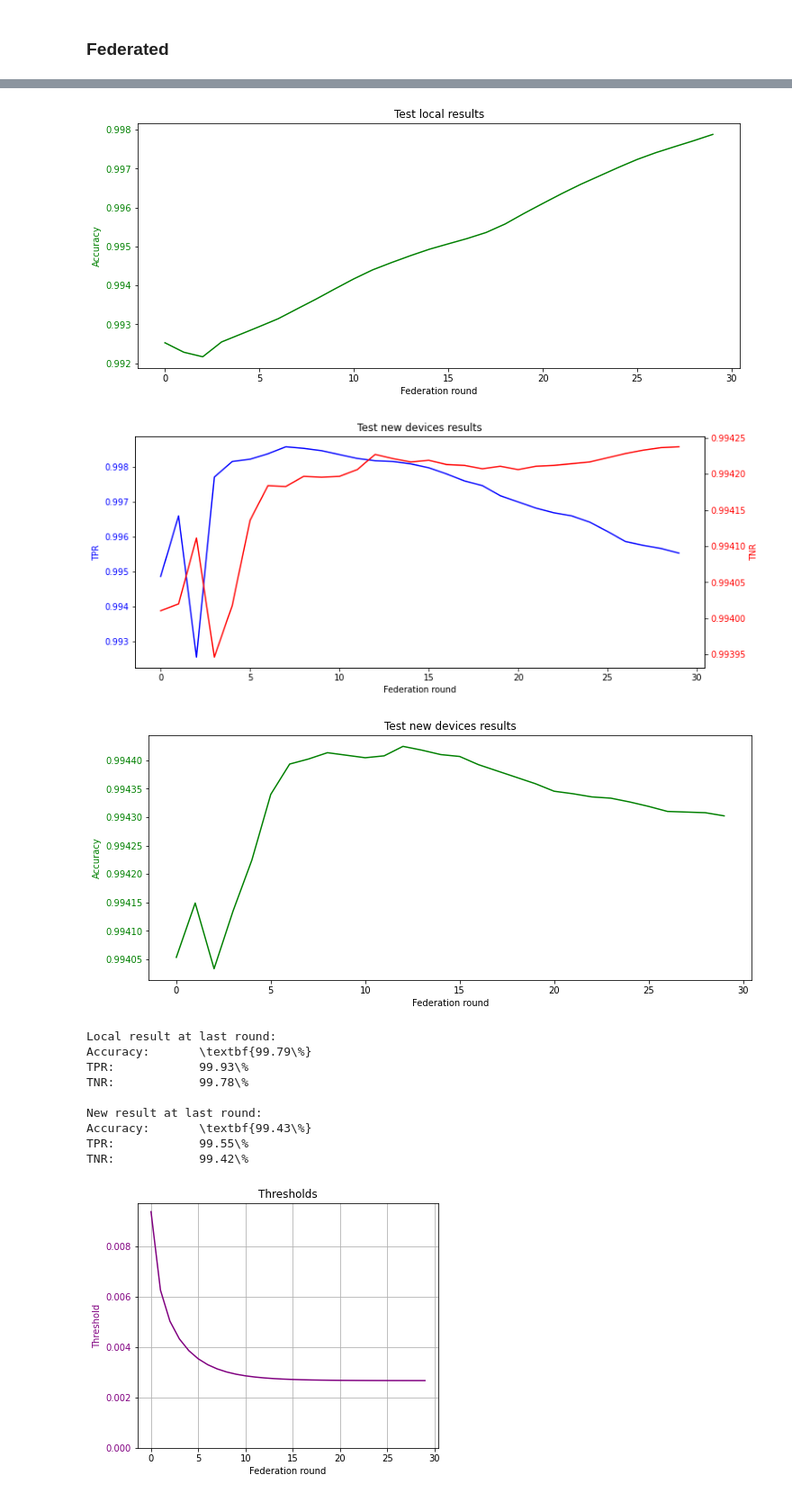
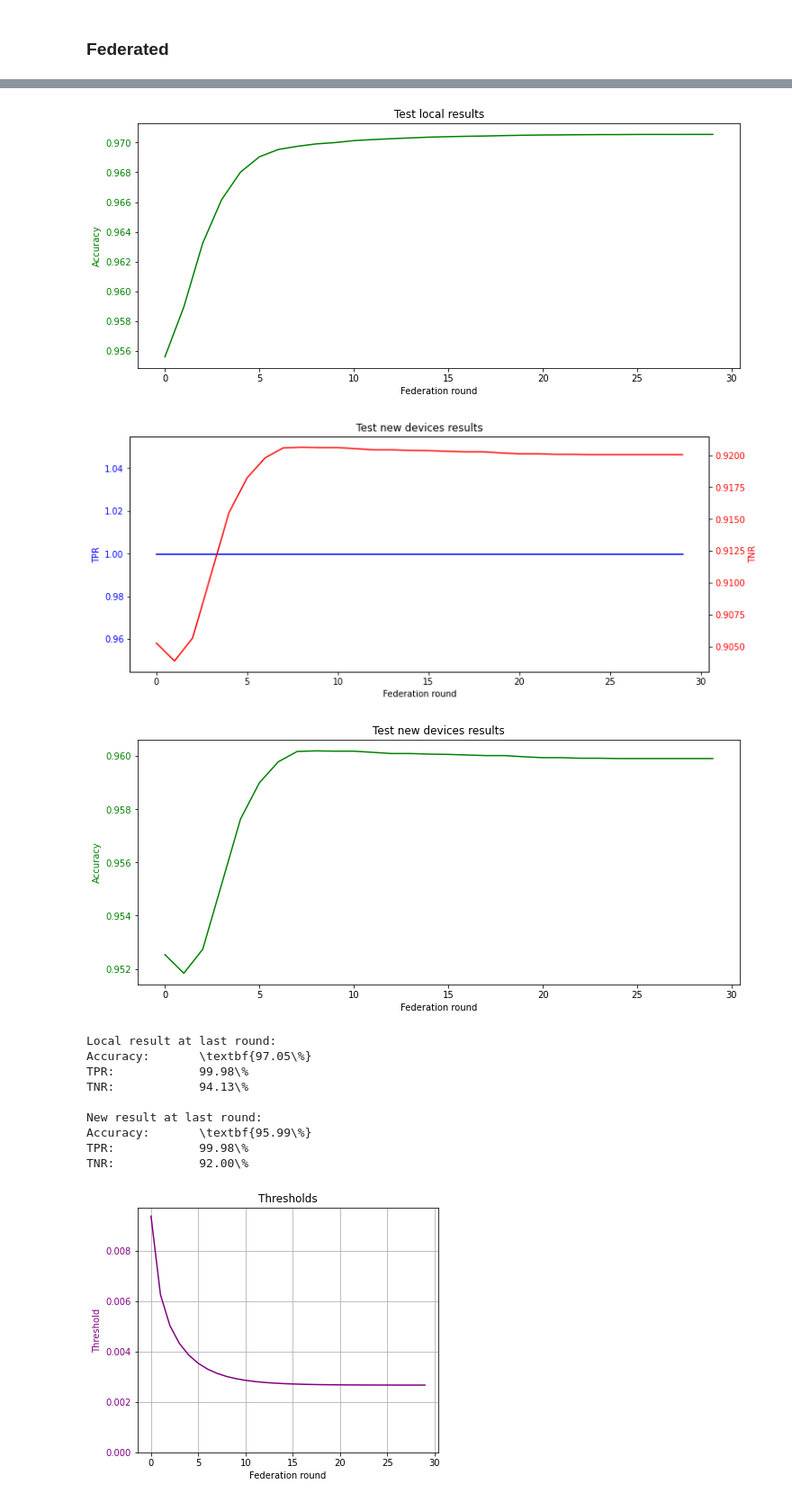
Before and after one commit to ValerianRey/fed_iot_guard, a Jupyter notebook: Test results.ipynb, the cells around one changed output, grey strips where cells are left out. Shown: that part at 90% size. Saved outputs shown, nothing was run; the diff lists cells and outputs as text; code cells hidden in the pictures.

```diff
--- a/Test results.ipynb
+++ b/Test results.ipynb
@@ -157,7 +157,7 @@ TNR:            92.76\%
 # %%
 # TODO: rename the x-axis as epoch in fedsgd and make it start at 1 in both cases
 
-path_test = 'test_results/decentralized_classifier_fedavg/0,95 5rr/'
+path_test = 'test_results/decentralized_autoencoder_fedavg/0,5 5rr 0,95quantile/'
 
 with open(path_test + 'local_results.json') as json_file:
     test_local_results = json.load(json_file)
@@ -184,15 +184,15 @@ print_rates_latex(new_results_per_round[-1])
-[figure, old version]
+[figure, new version]
-[figure, old version]
+[figure, new version]
-[figure, old version]
+[figure, new version]
 Local result at last round:
-Accuracy:       \textbf{99.79\%}
-TPR:            99.93\%
-TNR:            99.78\%
+Accuracy:       \textbf{97.05\%}
+TPR:            99.98\%
+TNR:            94.13\%
 
 New result at last round:
-Accuracy:       \textbf{99.43\%}
-TPR:            99.55\%
-TNR:            99.42\%
+Accuracy:       \textbf{95.99\%}
+TPR:            99.98\%
+TNR:            92.00\%
 # %%
 def plot_global_thresholds_2(thresholds_1, thresholds_2, title='', multi_epoch=True, save=False):
     fig, ax = plt.subplots(figsize=(6, 5))
```
Also changed, not shown: parts of 2 cells of this notebook, 2 other files.
